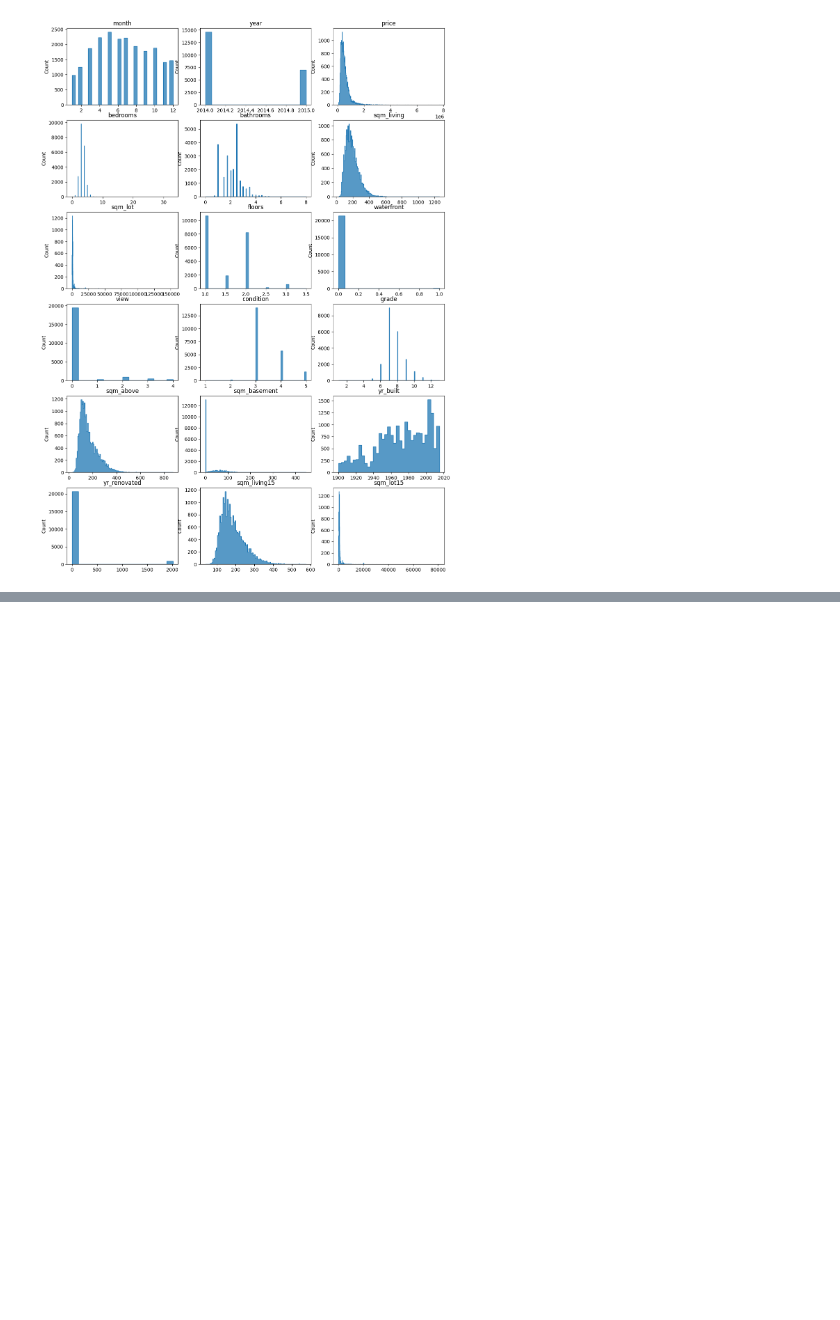
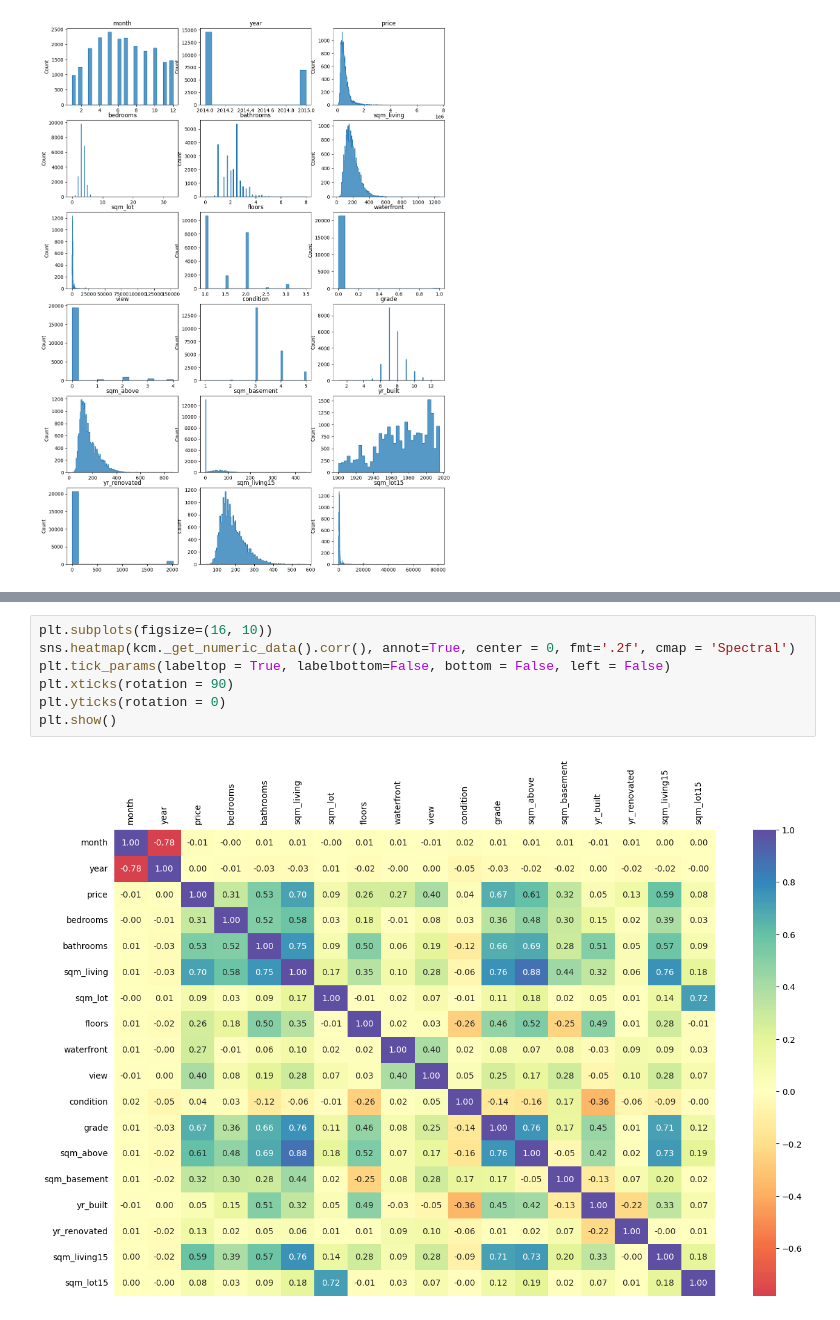
Before and after one commit to subthalamic/subthalamic, a Jupyter notebook: house-sales-kings-county/house-sales.ipynb, the cells around one changed output, grey strips where cells are left out. Saved outputs shown, nothing was run; the diff lists cells and outputs as text; blank space fills up the shorter version.

```diff
--- a/house-sales-kings-county/house-sales.ipynb
+++ b/house-sales-kings-county/house-sales.ipynb
@@ -224,0 +261,9 @@ for col in kcm.columns:
+# %%
+plt.subplots(figsize=(16, 10))
+sns.heatmap(kcm._get_numeric_data().corr(), annot=True, center = 0, fmt='.2f', cmap = 'Spectral')
+plt.tick_params(labeltop = True, labelbottom=False, bottom = False, left = False)
+plt.xticks(rotation = 90)
+plt.yticks(rotation = 0)
+plt.show()
+# %% [output]
+[figure, added]
```
Also changed, not shown: parts of 28 cells of this notebook.
